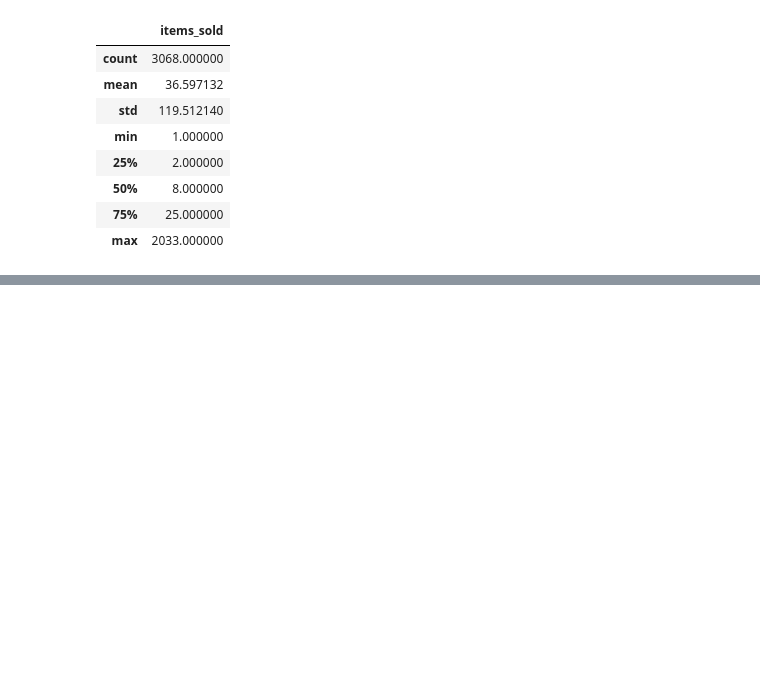
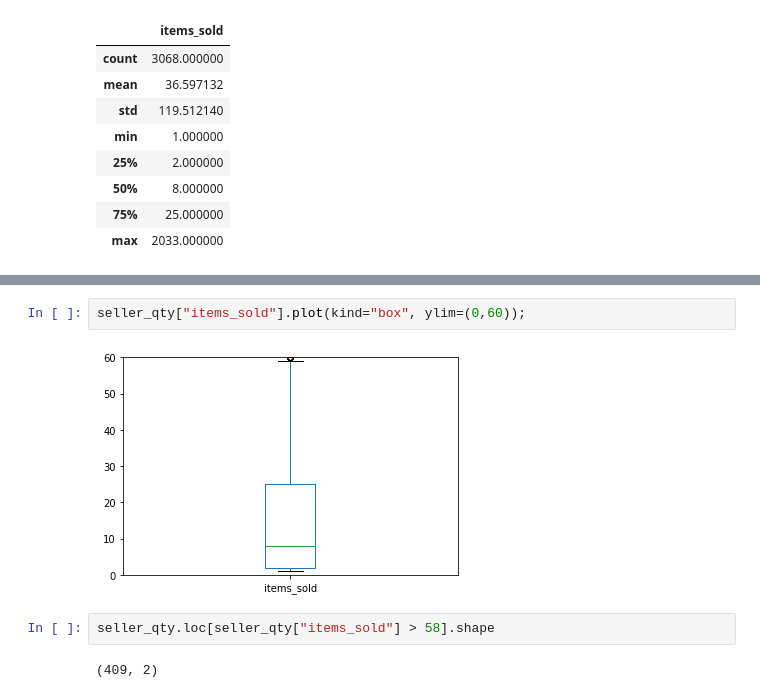
Before and after one commit to mavidvd/data-ber-03-20, a Jupyter notebook: Notes/module_2/week_4/1_eda-descriptive_statistics.ipynb, the cells around one changed output, grey strips where cells are left out. Saved outputs shown, nothing was run; the diff lists cells and outputs as text; blank space fills up the shorter version.

```diff
--- a/Notes/module_2/week_4/1_eda-descriptive_statistics.ipynb
+++ b/Notes/module_2/week_4/1_eda-descriptive_statistics.ipynb
@@ -65,0 +100,8 @@ seller_qty.describe()
+# %%
+seller_qty["items_sold"].plot(kind="box", ylim=(0,60));
+# %% [output]
+[figure, added]
+# %%
+seller_qty.loc[seller_qty["items_sold"] > 58].shape
+# %% [output]
+(409, 2)
```
Also changed, not shown: parts of 29 cells of this notebook, 1 other file.
